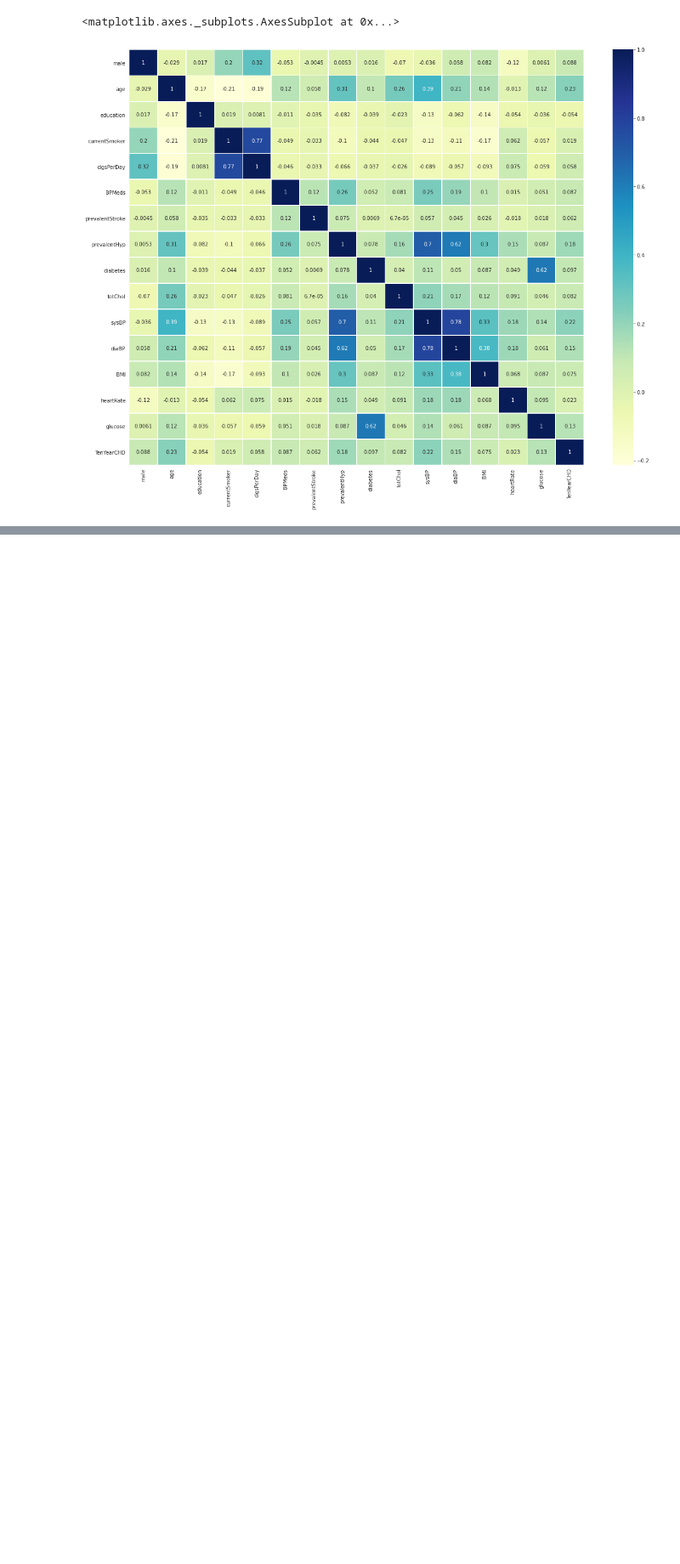
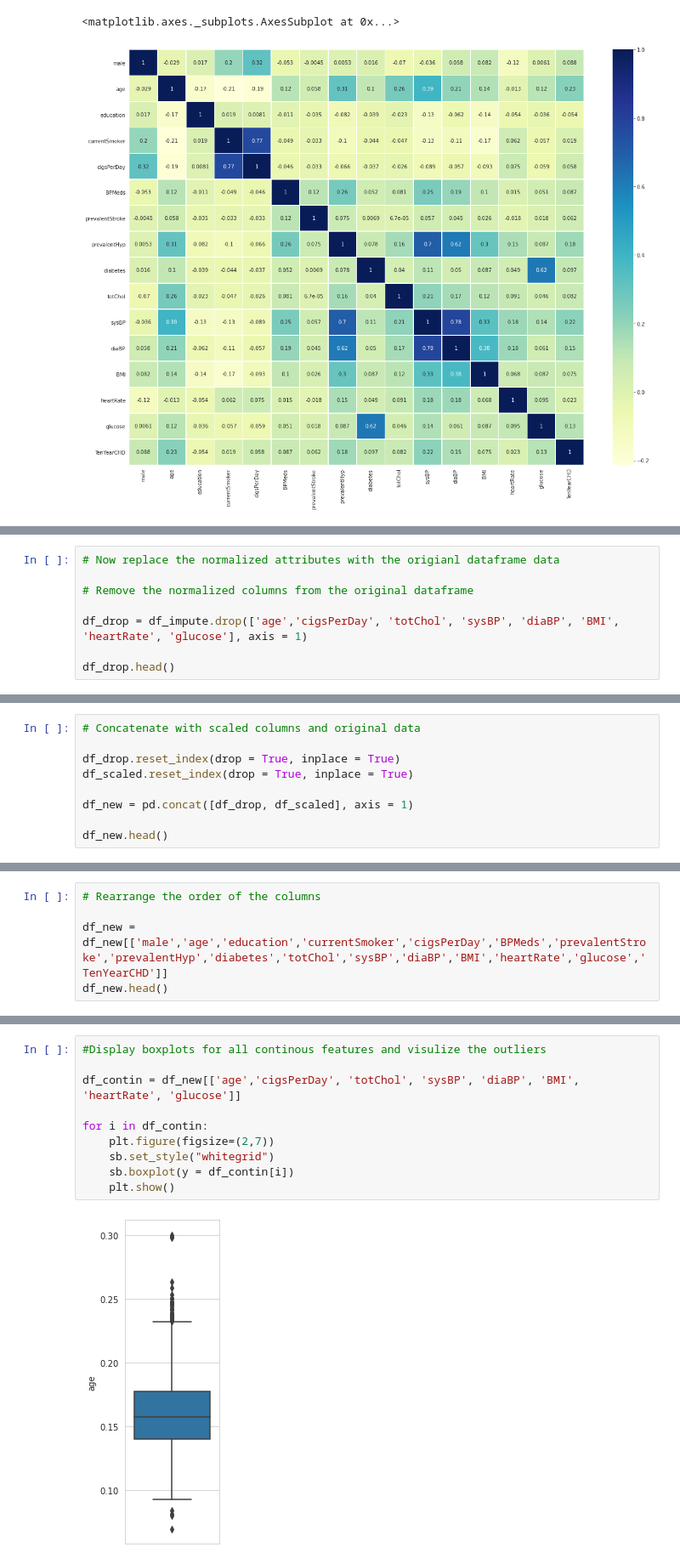
Before and after one commit to natek91/Capstone, a Jupyter notebook: InitialCode.ipynb, the cells around one changed output, grey strips where cells are left out. Shown at 85% size. Cells and saved outputs as stored; diff of their text form; blank space fills up the shorter version.

```diff
--- a/InitialCode.ipynb
+++ b/InitialCode.ipynb
@@ -216,0 +504,8 @@ sb.heatmap(df.corr(), cmap = "YlGnBu", annot = True, linewidths=.5)
+# %%
+# Now replace the normalized attributes with the origianl dataframe data
+
+# Remove the normalized columns from the original dataframe
+
+df_drop = df_impute.drop(['age','cigsPerDay', 'totChol', 'sysBP', 'diaBP', 'BMI', 'heartRate', 'glucose'], axis = 1)
+
+df_drop.head()
@@ -216,0 +519,9 @@ sb.heatmap(df.corr(), cmap = "YlGnBu", annot = True, linewidths=.5)
+# %%
+# Concatenate with scaled columns and original data
+
+df_drop.reset_index(drop = True, inplace = True)
+df_scaled.reset_index(drop = True, inplace = True)
+
+df_new = pd.concat([df_drop, df_scaled], axis = 1)
+
+df_new.head()
@@ -216,0 +535,5 @@ sb.heatmap(df.corr(), cmap = "YlGnBu", annot = True, linewidths=.5)
+# %%
+# Rearrange the order of the columns
+
+df_new = df_new[['male','age','education','currentSmoker','cigsPerDay','BPMeds','prevalentStroke','prevalentHyp','diabetes','totChol','sysBP','diaBP','BMI','heartRate','glucose','TenYearCHD']]
+df_new.head()
@@ -216,0 +549,12 @@ sb.heatmap(df.corr(), cmap = "YlGnBu", annot = True, linewidths=.5)
+# %%
+#Display boxplots for all continous features and visulize the outliers
+
+df_contin = df_new[['age','cigsPerDay', 'totChol', 'sysBP', 'diaBP', 'BMI', 'heartRate', 'glucose']]
+
+for i in df_contin:
+    plt.figure(figsize=(2,7))
+    sb.set_style("whitegrid")
+    sb.boxplot(y = df_contin[i])
+    plt.show()
+# %% [output]
+[figure, added]
```
Also changed, not shown: parts of 61 cells of this notebook.
